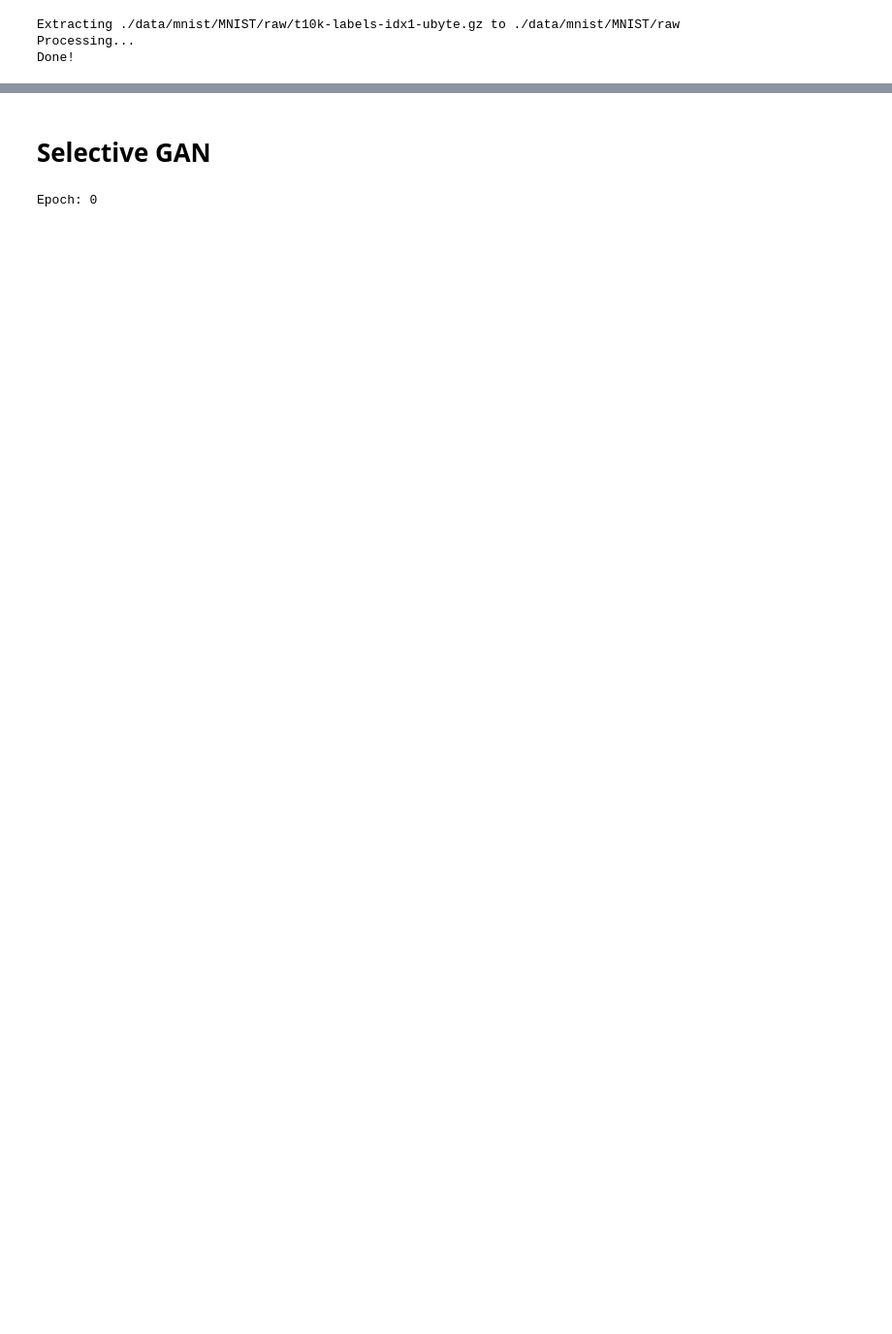
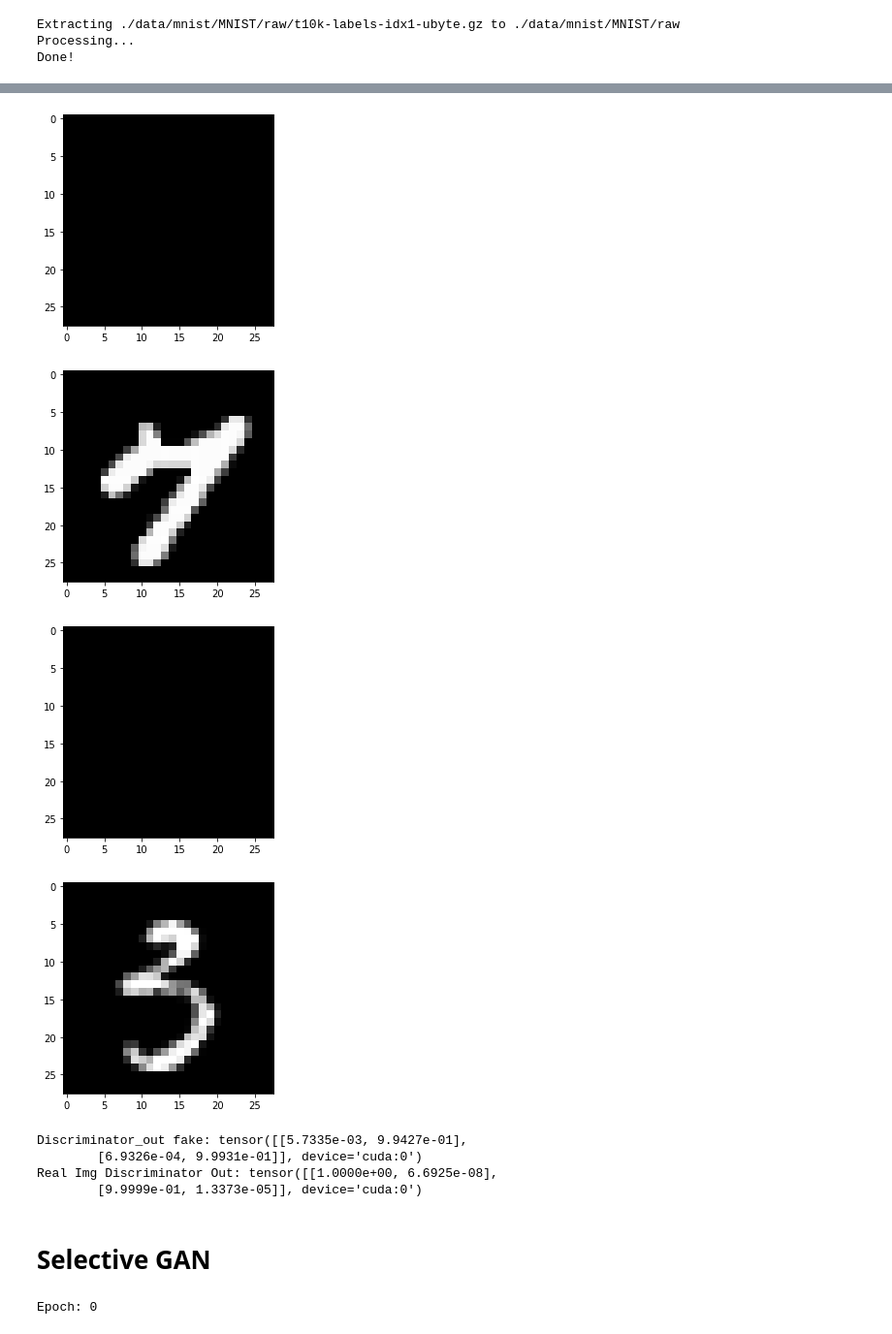
Before and after one commit to Akhilez/ml_gallery, a Jupyter notebook: ml_py/MLGallery/selective_generator/colab.ipynb, the cells around one changed output, grey strips where cells are left out. Shown at 97% size. Cells and saved outputs as stored; diff of their text form; code cells hidden in the pictures; blank space fills up the shorter version.

```diff
--- a/ml_py/MLGallery/selective_generator/colab.ipynb
+++ b/ml_py/MLGallery/selective_generator/colab.ipynb
@@ -271,5 +273,8 @@ class Classifier(torch.nn.Module):
 # %%
 # fe = FeatureExtractor()
 # classifier = Classifier()
-discriminator = Discriminator()
-generator = Generator()
+discriminator = Discriminator().to(device)
+generator = Generator().to(device)
+
+d_optimizer = torch.optim.Adam(discriminator.parameters(), lr=0.001)
+g_optimizer = torch.optim.Adam(generator.parameters(), lr=0.01)
@@ -276,3 +392,36 @@ generator = Generator()
+# %%
+with torch.no_grad():
+
+    index = 33
+    batch_size = 2
+
+    x_sample = x_test[index:index+batch_size].to(device)
+    y_sample = y_test[index:index+batch_size]
+
+    generator_input = Generator.getGeneratorInput(y_sample, batch_size).to(device)
+
+    generated = generator(generator_input)
+    discriminator_out = discriminator(generated)
+
+    real_discriminator_out = discriminator(x_sample)
+
+    for i in range(batch_size):
+        plot_image(generated[i].reshape((28, 28)).cpu())
+        plt.show()
+        plot_image(x_sample[i].reshape((28, 28)).cpu())
+        plt.show()
+
+
+    print(f"Discriminator_out fake: {discriminator_out}\nReal Img Discriminator Out: {real_discriminator_out}")
+# %% [output]
+[figure, added]
+[figure, added]
+[figure, added]
+[figure, added]
+Discriminator_out fake: tensor([[5.7335e-03, 9.9427e-01],
+        [6.9326e-04, 9.9931e-01]], device='cuda:0')
+Real Img Discriminator Out: tensor([[1.0000e+00, 6.6925e-08],
+        [9.9999e-01, 1.3373e-05]], device='cuda:0')
 # %% [markdown]
 # Selective GAN
 # %%
```
Also changed, not shown: parts of 31 cells of this notebook.
